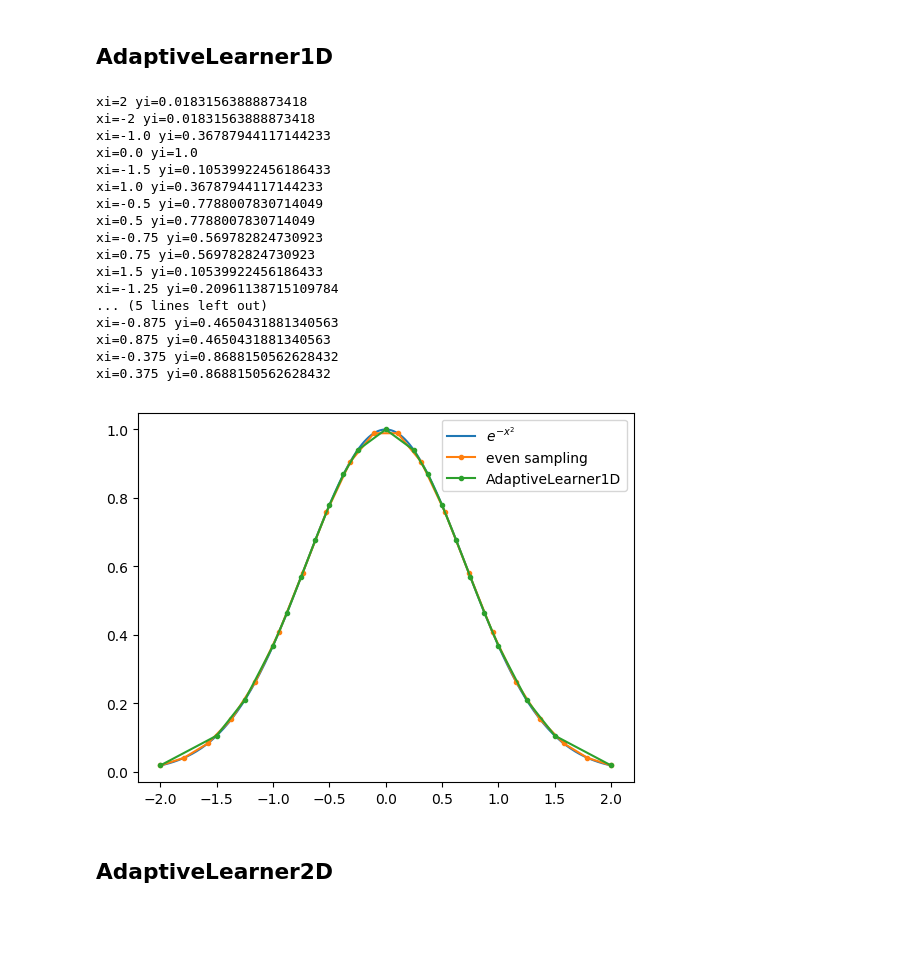
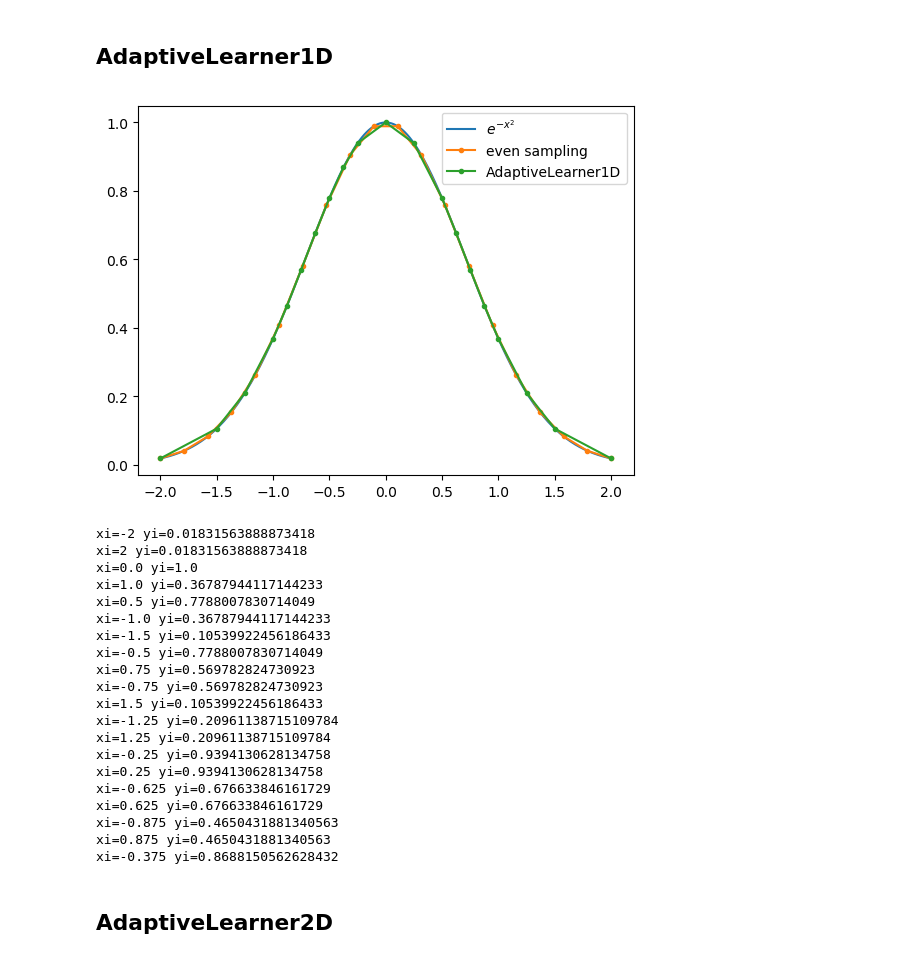
Before and after one commit to JanisErdmanis/Adaptive.jl, a Jupyter notebook: examples/usage.ipynb, the cells around one changed output. Saved outputs shown, nothing was run; the diff lists cells and outputs as text; code cells hidden in the pictures; blank space fills up the shorter version.

```diff
--- a/examples/usage.ipynb
+++ b/examples/usage.ipynb
@@ -13,40 +13,43 @@ using PyPlot
 # %%
 @everywhere f(x) = exp(-x^2)
 
 fig = figure()
 
 x = collect(range(-2,stop=2,length=200))
 plot(x,f.(x),label=L"e^{-x^2}")
 
 xx = collect(range(-2,stop=2,length=20))
 plot(xx,f.(xx),".-",label="even sampling")
 
 learner = AdaptiveLearner1D((-2,+2))
-evaluate(f,learner,learner->length(learner.data)>=20)
+evaluate(f,learner,learner->length(learner.data)+length(learner.pending)==20)
 
 plot(learner.x,learner.y,".-",label="AdaptiveLearner1D")
 
 legend()
 show()
 # %% [output]
+[figure]
+xi=-2 yi=0.01831563888873418
 xi=2 yi=0.01831563888873418
-xi=-2 yi=0.01831563888873418
+xi=0.0 yi=1.0
+xi=1.0 yi=0.36787944117144233
+xi=0.5 yi=0.7788007830714049
 xi=-1.0 yi=0.36787944117144233
-xi=0.0 yi=1.0
 xi=-1.5 yi=0.10539922456186433
-xi=1.0 yi=0.36787944117144233
 xi=-0.5 yi=0.7788007830714049
-xi=0.5 yi=0.7788007830714049
+xi=0.75 yi=0.569782824730923
 xi=-0.75 yi=0.569782824730923
-xi=0.75 yi=0.569782824730923
 xi=1.5 yi=0.10539922456186433
 xi=-1.25 yi=0.20961138715109784
-... (5 lines left out)
+xi=1.25 yi=0.20961138715109784
+xi=-0.25 yi=0.9394130628134758
+xi=0.25 yi=0.9394130628134758
+xi=-0.625 yi=0.676633846161729
+xi=0.625 yi=0.676633846161729
 xi=-0.875 yi=0.4650431881340563
 xi=0.875 yi=0.4650431881340563
 xi=-0.375 yi=0.8688150562628432
-xi=0.375 yi=0.8688150562628432
-[figure]
 # %% [markdown]
 ## AdaptiveLearner2D
 # %%
```
Also changed, not shown: 1 other file.
